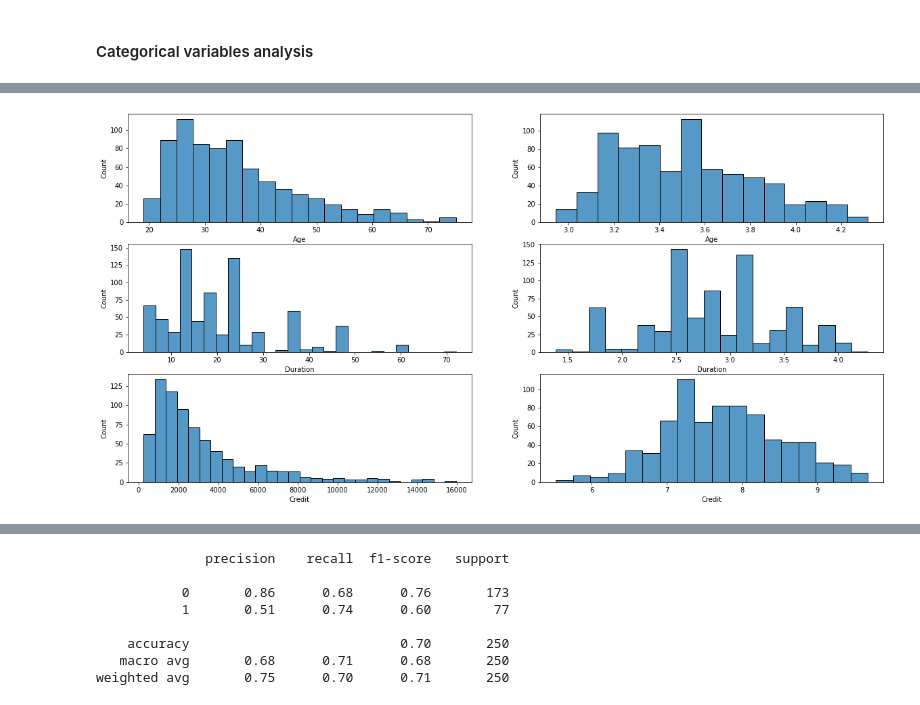
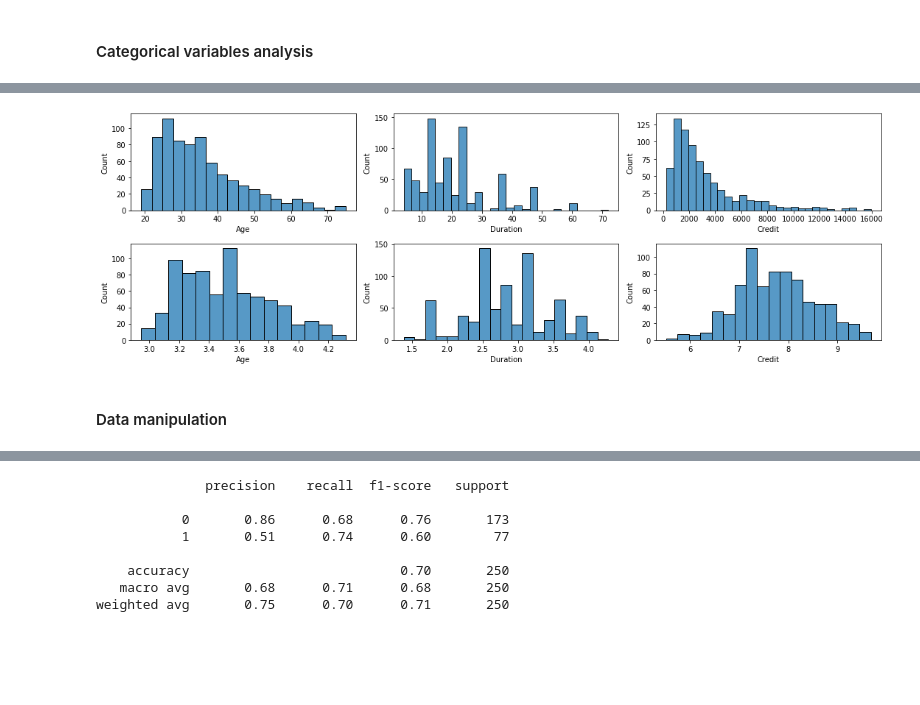
Before and after one commit to DanielGobl/sharing_github, a Jupyter notebook: analysis v3.ipynb, the cells around one changed output, grey strips where cells are left out. Saved outputs shown, nothing was run; the diff lists cells and outputs as text; code cells hidden in the pictures; blank space fills up the shorter version.

```diff
--- a/analysis v3.ipynb
+++ b/analysis v3.ipynb
@@ -220,12 +204,13 @@ cat_var_charts('Purpose')
 # %%
-# Exploring skeweness and log-transformations
-fig, ((ax1,ax2),(ax3,ax4),(ax5,ax6)) = plt.subplots(nrows=3, ncols=2, figsize=(20,10))
+# exploring skeweness and looking at log-transformed data
+fig, ((ax1,ax2,ax3),(ax4,ax5,ax6)) = plt.subplots(nrows=2, ncols=3, figsize=(15,5))
 sns.histplot(x=df_train.Age, data=df_train, ax=ax1)
-sns.histplot(x=np.log(df_train.Age), data=df_train, ax=ax2)
-sns.histplot(x=df_train.Duration, data=df_train, ax=ax3)
-sns.histplot(x=np.log(df_train.Duration), data=df_train, ax=ax4)
-sns.histplot(x=df_train.Credit, data=df_train, ax=ax5)
+sns.histplot(x=df_train.Duration, data=df_train, ax=ax2)
+sns.histplot(x=df_train.Credit, data=df_train, ax=ax3)
+sns.histplot(x=np.log(df_train.Age), data=df_train, ax=ax4)
+sns.histplot(x=np.log(df_train.Duration), data=df_train, ax=ax5)
 sns.histplot(x=np.log(df_train.Credit), data=df_train, ax=ax6)
+plt.tight_layout()
 plt.show()
 # %% [output]
-[figure, old version]
+[figure, new version]
@@ -239,0 +217,2 @@ df = df.merge(pd.get_dummies(df.Purpose, drop_first=True, prefix='Purpose'), lef
+# %% [markdown]
+#### Data manipulation
```
Also changed, not shown: parts of 43 cells of this notebook.
